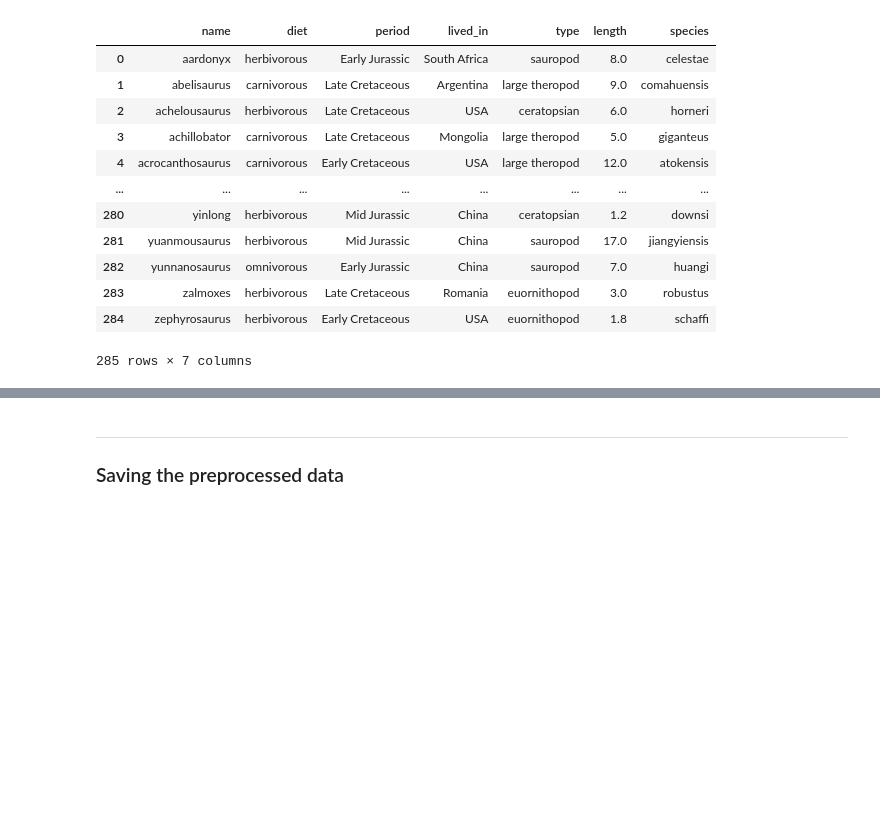
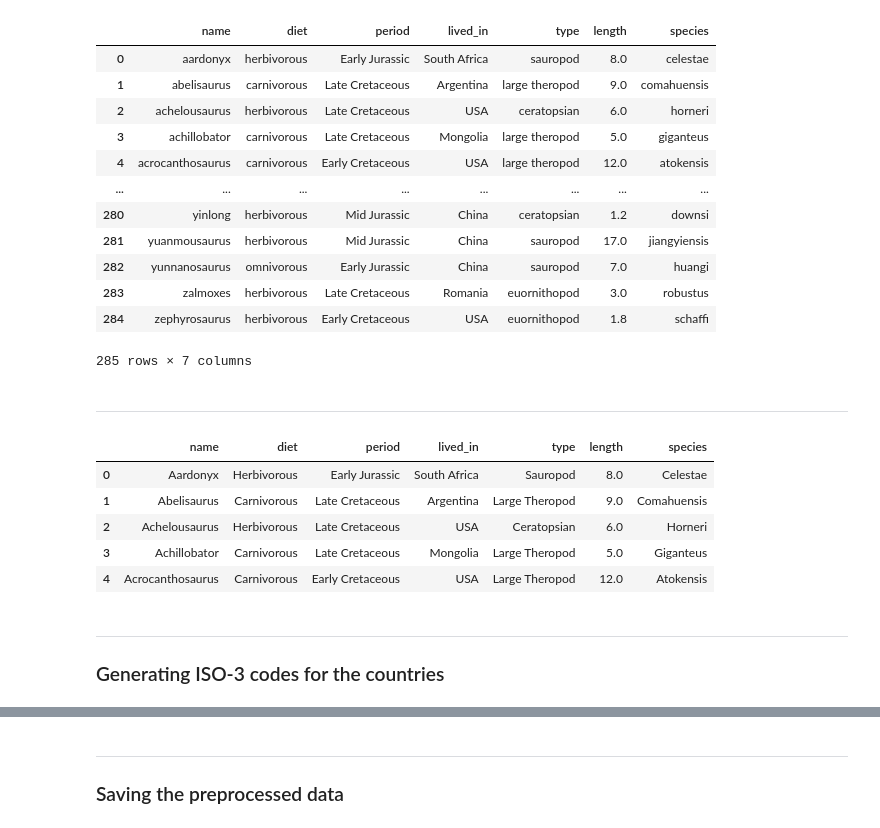
Before and after one commit to yorozuya-2003/Dinosaur-World, a Jupyter notebook: data/data_preprocessing.ipynb, the cells around one changed output, grey strips where cells are left out. Saved outputs shown, nothing was run; the diff lists cells and outputs as text; code cells hidden in the pictures; blank space fills up the shorter version.

```diff
--- a/data/data_preprocessing.ipynb
+++ b/data/data_preprocessing.ipynb
@@ -195,3 +197,7 @@ df
 | 283 | zalmoxes | herbivorous | Late Cretaceous | Romania | euornithopod | 3.0 | robustus |
 | 284 | zephyrosaurus | herbivorous | Early Cretaceous | USA | euornithopod | 1.8 | schaffi |
 285 rows × 7 columns
+# %% [markdown]
+---
+# %%
+cols_to_capitalize = ['name', 'diet', 'type', 'species']
@@ -197,0 +207,12 @@ df
+# %%
+df.head()
+# %% [output]
+|  | name | diet | period | lived_in | type | length | species |
+| 0 | Aardonyx | Herbivorous | Early Jurassic | South Africa | Sauropod | 8.0 | Celestae |
+| 1 | Abelisaurus | Carnivorous | Late Cretaceous | Argentina | Large Theropod | 9.0 | Comahuensis |
+| 2 | Achelousaurus | Herbivorous | Late Cretaceous | USA | Ceratopsian | 6.0 | Horneri |
+| 3 | Achillobator | Carnivorous | Late Cretaceous | Mongolia | Large Theropod | 5.0 | Giganteus |
+| 4 | Acrocanthosaurus | Carnivorous | Early Cretaceous | USA | Large Theropod | 12.0 | Atokensis |
+# %% [markdown]
+---
+### Generating ISO-3 codes for the countries
```
Also changed, not shown: parts of 12 cells of this notebook, 1 other file.
